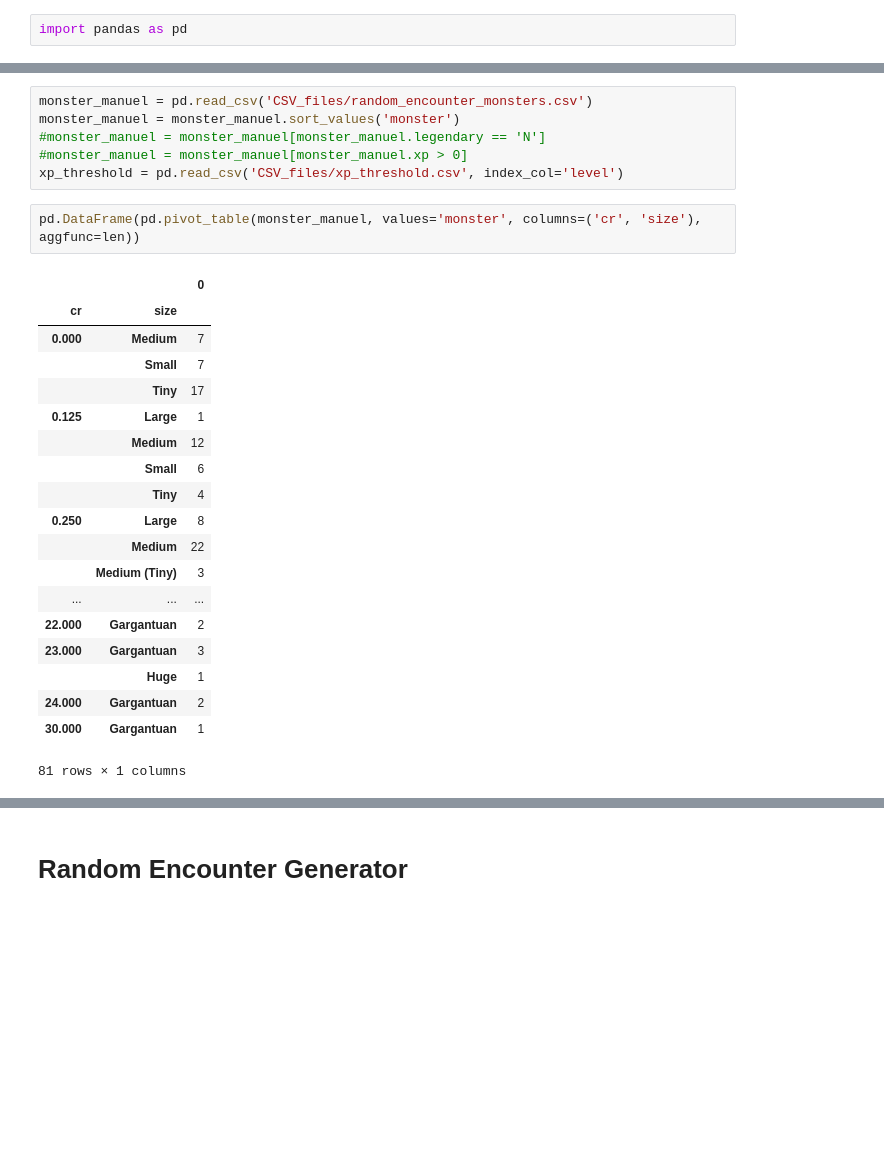
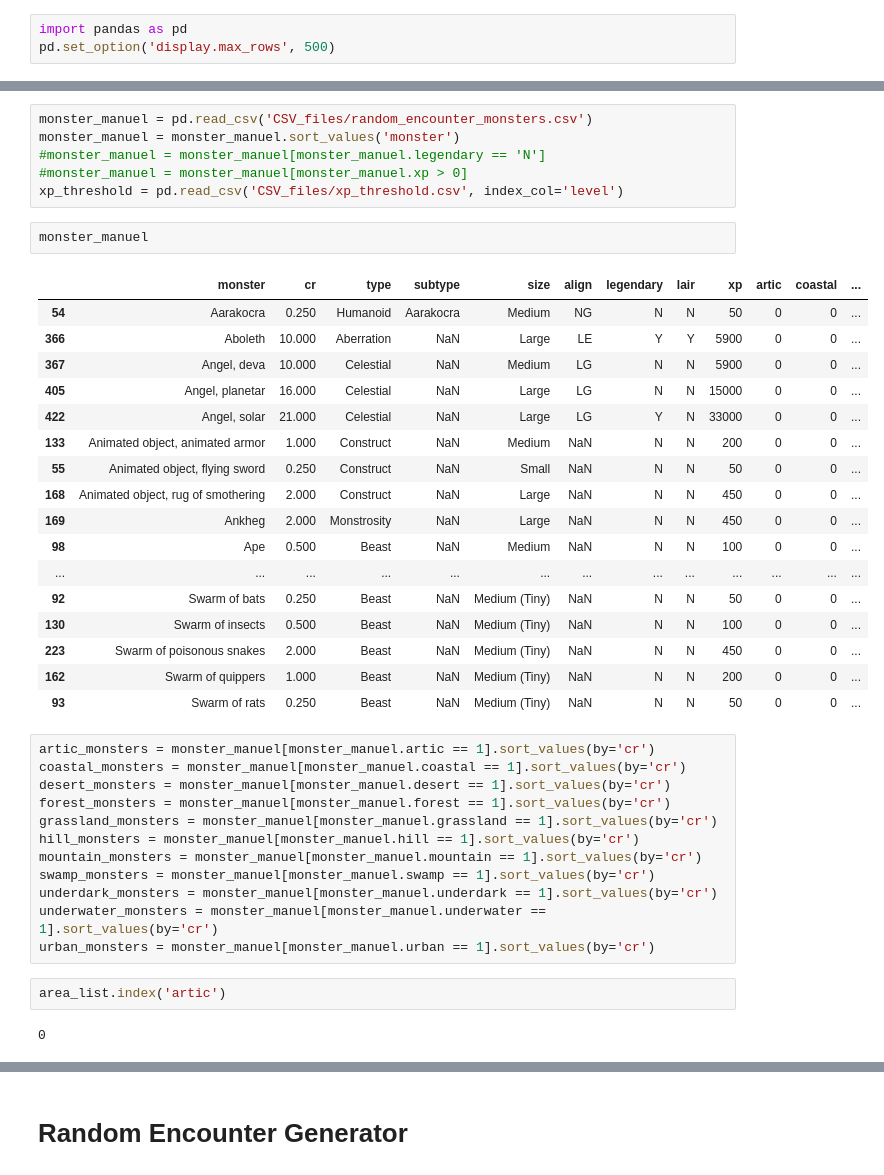
Before and after one commit to BarnetteME1/DnD-stuff, a Jupyter notebook: random_encounters.ipynb, the cells around one changed output, grey strips where cells are left out. Saved outputs shown, nothing was run; the diff lists cells and outputs as text; blank space fills up the shorter version.

```diff
--- a/random_encounters.ipynb
+++ b/random_encounters.ipynb
@@ -1,5 +1,6 @@
 # %%
 import pandas as pd
+pd.set_option('display.max_rows', 500)
 # %% [markdown]
 # Importing appropriate files
 # %%
@@ -8,25 +9,39 @@ monster_manuel = monster_manuel.sort_values('monster')
 #monster_manuel = monster_manuel[monster_manuel.legendary == 'N']
 #monster_manuel = monster_manuel[monster_manuel.xp > 0]
 xp_threshold = pd.read_csv('CSV_files/xp_threshold.csv', index_col='level')
-# %%
-pd.DataFrame(pd.pivot_table(monster_manuel, values='monster', columns=('cr', 'size'), aggfunc=len))
-# %% [output]
-|  |  | 0 |
-| cr | size |  |
-| 0.000 | Medium | 7 |
-|  | Small | 7 |
-|  | Tiny | 17 |
-| 0.125 | Large | 1 |
-|  | Medium | 12 |
-|  | Small | 6 |
-|  | Tiny | 4 |
-| 0.250 | Large | 8 |
-|  | Medium | 22 |
-|  | Medium (Tiny) | 3 |
-| ... | ... | ... |
-| 22.000 | Gargantuan | 2 |
-| 23.000 | Gargantuan | 3 |
-|  | Huge | 1 |
-| 24.000 | Gargantuan | 2 |
-| 30.000 | Gargantuan | 1 |
-81 rows × 1 columns
+# %%
+monster_manuel
+# %% [output]
+|  | monster | cr | type | subtype | size | align | legendary | lair | xp | artic | coastal | ... |
+| 54 | Aarakocra | 0.250 | Humanoid | Aarakocra | Medium | NG | N | N | 50 | 0 | 0 | ... |
+| 366 | Aboleth | 10.000 | Aberration | NaN | Large | LE | Y | Y | 5900 | 0 | 0 | ... |
+| 367 | Angel, deva | 10.000 | Celestial | NaN | Medium | LG | N | N | 5900 | 0 | 0 | ... |
+| 405 | Angel, planetar | 16.000 | Celestial | NaN | Large | LG | N | N | 15000 | 0 | 0 | ... |
+| 422 | Angel, solar | 21.000 | Celestial | NaN | Large | LG | Y | N | 33000 | 0 | 0 | ... |
+| 133 | Animated object, animated armor | 1.000 | Construct | NaN | Medium | NaN | N | N | 200 | 0 | 0 | ... |
+| 55 | Animated object, flying sword | 0.250 | Construct | NaN | Small | NaN | N | N | 50 | 0 | 0 | ... |
+| 168 | Animated object, rug of smothering | 2.000 | Construct | NaN | Large | NaN | N | N | 450 | 0 | 0 | ... |
+| 169 | Ankheg | 2.000 | Monstrosity | NaN | Large | NaN | N | N | 450 | 0 | 0 | ... |
+| 98 | Ape | 0.500 | Beast | NaN | Medium | NaN | N | N | 100 | 0 | 0 | ... |
+| ... | ... | ... | ... | ... | ... | ... | ... | ... | ... | ... | ... | ... |
+| 92 | Swarm of bats | 0.250 | Beast | NaN | Medium (Tiny) | NaN | N | N | 50 | 0 | 0 | ... |
+| 130 | Swarm of insects | 0.500 | Beast | NaN | Medium (Tiny) | NaN | N | N | 100 | 0 | 0 | ... |
+| 223 | Swarm of poisonous snakes | 2.000 | Beast | NaN | Medium (Tiny) | NaN | N | N | 450 | 0 | 0 | ... |
+| 162 | Swarm of quippers | 1.000 | Beast | NaN | Medium (Tiny) | NaN | N | N | 200 | 0 | 0 | ... |
+| 93 | Swarm of rats | 0.250 | Beast | NaN | Medium (Tiny) | NaN | N | N | 50 | 0 | 0 | ... |
+# %%
+artic_monsters = monster_manuel[monster_manuel.artic == 1].sort_values(by='cr')
+coastal_monsters = monster_manuel[monster_manuel.coastal == 1].sort_values(by='cr')
+desert_monsters = monster_manuel[monster_manuel.desert == 1].sort_values(by='cr')
+forest_monsters = monster_manuel[monster_manuel.forest == 1].sort_values(by='cr')
+grassland_monsters = monster_manuel[monster_manuel.grassland == 1].sort_values(by='cr')
+hill_monsters = monster_manuel[monster_manuel.hill == 1].sort_values(by='cr')
+mountain_monsters = monster_manuel[monster_manuel.mountain == 1].sort_values(by='cr')
+swamp_monsters = monster_manuel[monster_manuel.swamp == 1].sort_values(by='cr')
+underdark_monsters = monster_manuel[monster_manuel.underdark == 1].sort_values(by='cr')
+underwater_monsters = monster_manuel[monster_manuel.underwater == 1].sort_values(by='cr')
+urban_monsters = monster_manuel[monster_manuel.urban == 1].sort_values(by='cr')
+# %%
+area_list.index('artic')
+# %% [output]
+0
```
Also changed, not shown: parts of 9 cells of this notebook.
